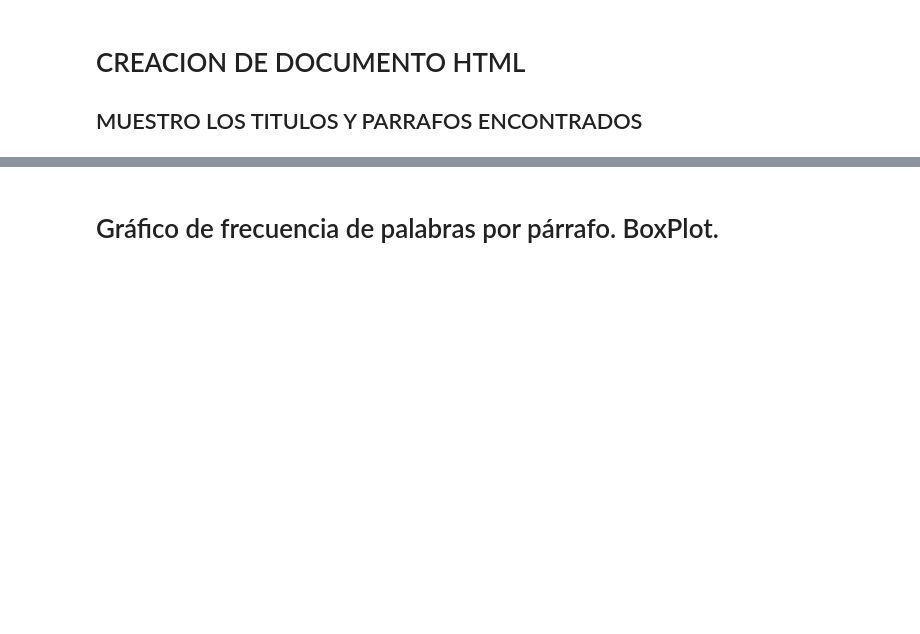
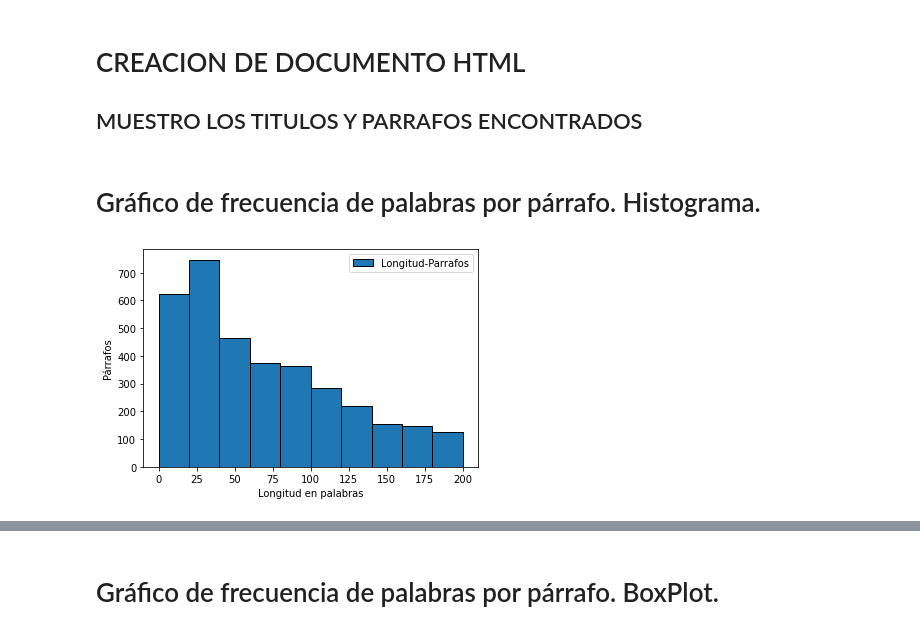
Before and after one commit to gaston411/Mi-Proyecto, a Jupyter notebook: Busqueda_titulo-parrafo.ipynb, the cells around one changed output, grey strips where cells are left out. Drawn from its saved outputs; the diff is of its cells as text; code cells hidden in the pictures; blank space fills up the shorter version.

```diff
--- a/Busqueda_titulo-parrafo.ipynb
+++ b/Busqueda_titulo-parrafo.ipynb
@@ -532,3 +493,18 @@ for titulo in titulosMayusculas[1]:
     body = body.replace(titulo,f'<span style="background-color: #cd5c5c">{titulo}</span>')
 with open('parrafos.html','w', encoding="utf-8") as f:
     f.write(body)
+# %% [markdown]
+# Gráfico de frecuencia de palabras por párrafo. Histograma.
+# %%
+import matplotlib.pyplot as plt
+
+longParrafos = dfUbicacionTitulos['longitud_parrafo']
+bins1 = [0, 20, 40, 60, 80, 100, 120, 140, 160, 180, 200] #, 2000, 2500, 3000, 3500, 4000, 4500, 5000, 5500, 6000
+
+plt.hist(longParrafos, bins1, edgecolor='black', label='Longitud-Parrafos')
+plt.xlabel('Longitud en palabras')
+plt.ylabel('Párrafos')
+plt.legend()
+plt.show()
+# %% [output]
+[figure, added]
```
Also changed, not shown: parts of 17 cells of this notebook.
